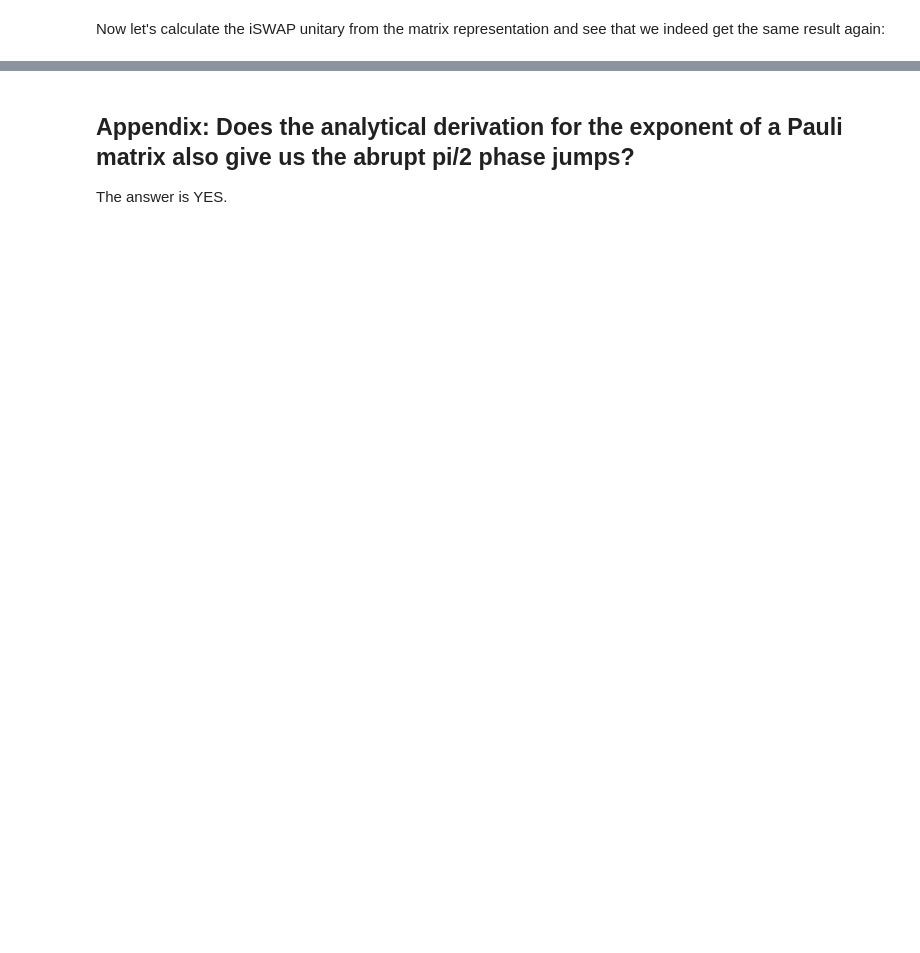
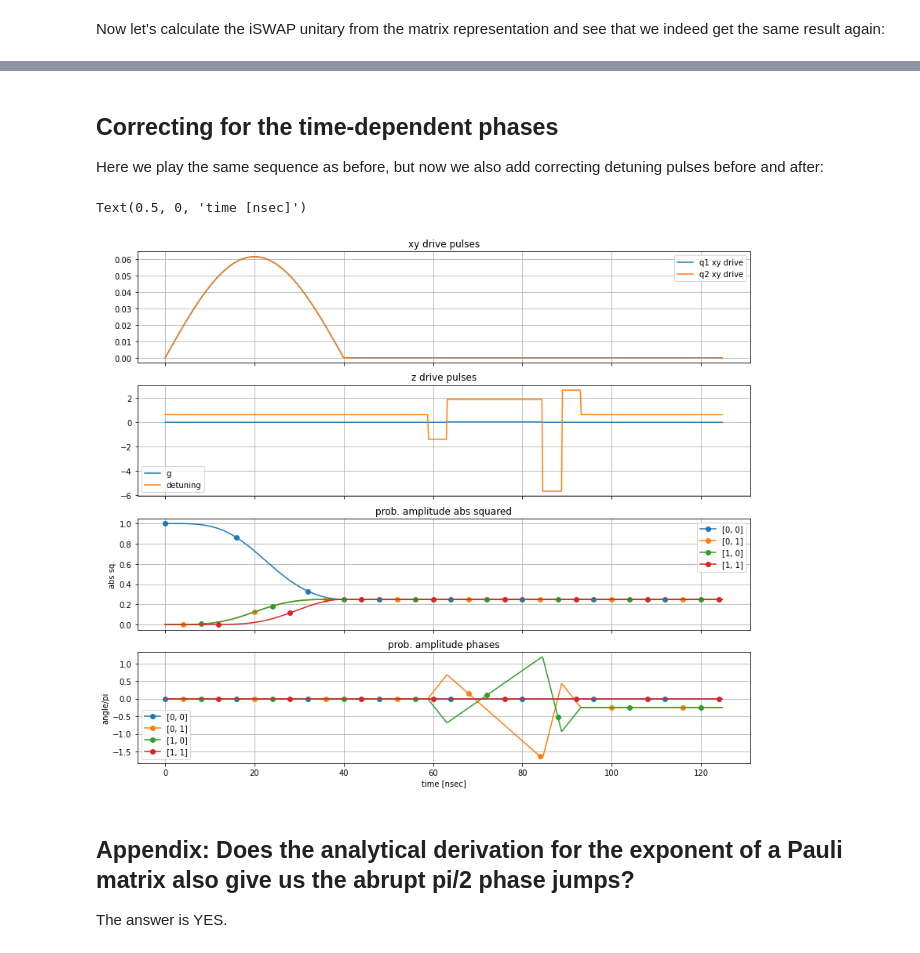
Before and after one commit to liorella/research, a Jupyter notebook: phys/fsim_gate.ipynb, the cells around one changed output, grey strips where cells are left out. Drawn from its saved outputs; the diff is of its cells as text; code cells hidden in the pictures; blank space fills up the shorter version.

```diff
--- a/phys/fsim_gate.ipynb
+++ b/phys/fsim_gate.ipynb
@@ -393,0 +394,4 @@ array([0.5       +0.j        , 0.13537247-0.48132556j,
+# %% [markdown]
+## Correcting for the time-dependent phases
+
+Here we play the same sequence as before, but now we also add correcting detuning pulses before and after:
@@ -394,3 +490,54 @@ array([0.5       +0.j        , 0.13537247-0.48132556j,
+# %%
+
+fig, ax = plt.subplots(4, 1, sharex='all', figsize=(14, 12))
+
+axn = ax[0]
+axn.plot(sol.times, [q1_drive(t) for t in sol.times], label='q1 xy drive')
+axn.plot(sol.times, [q2_drive(t) for t in sol.times], label='q2 xy drive')
+axn.legend()
+axn.set_title('xy drive pulses')
+axn.grid('all')
+
+axn = ax[1]
+axn.plot(sol.times, [g(t, **args_dict) for t in sol.times], label='g')
+axn.plot(sol.times, [-Delta + 2 * detun(t, args_dict) for t in sol.times], label='detuning')
+axn.legend()
+axn.set_title('z drive pulses')
+axn.grid('all')
+
+axn = ax[2]
+slist = [[0,0], [0,1], [1,0], [1,1]]
+for i in range(4):
+    axn.plot(sol.times, [np.squeeze(np.abs(s[i])**2) for s in sol.states],
+             label=str(slist[i]),
+             marker='o',
+             markevery=slice(20*i, -1, 80),
+            )
+axn.legend()
+axn.set_ylabel('abs sq.')
+axn.grid('all')
+axn.set_title('prob. amplitude abs squared')
+
+# phases
+axn = ax[3]
+# intrinsic phases
+for i in range(4):
+    axn.plot(sol.times, np.unwrap([np.squeeze(np.angle(s[i])) for s in sol.states])/np.pi,
+             label=str(slist[i]),
+             marker='o',
+             markevery=slice(20*i, -1, 80),
+            )
+
+#axn.set_yticks(np.arange(-1, 1.25, 0.25))
+axn.grid('all')
+axn.legend()
+axn.set_ylabel('angle/pi')
+axn.set_title('prob. amplitude phases')
+
+ax[-1].set_xlabel('time [nsec]')
+# %% [output]
+Text(0.5, 0, 'time [nsec]')
+[figure, added]
 # %% [markdown]
 ## Appendix: Does the analytical derivation for the exponent of a Pauli matrix also give us the abrupt pi/2 phase jumps?
 
```
Also changed, not shown: parts of 7 cells of this notebook.
